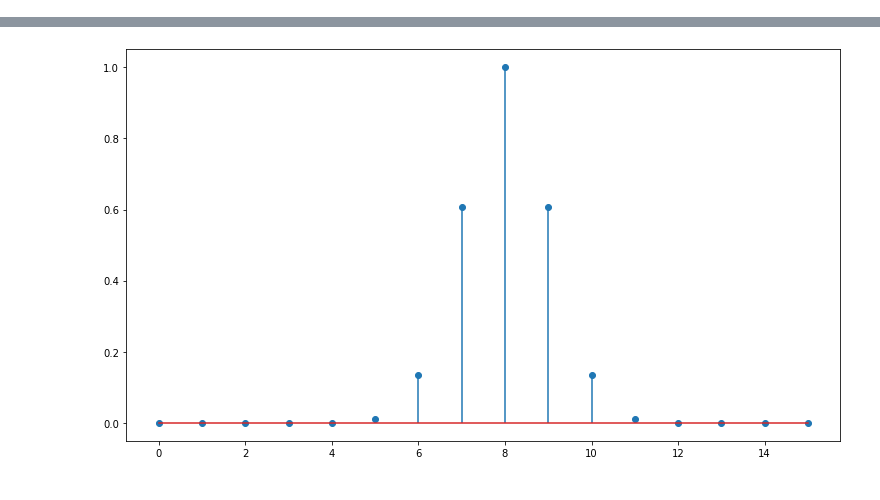
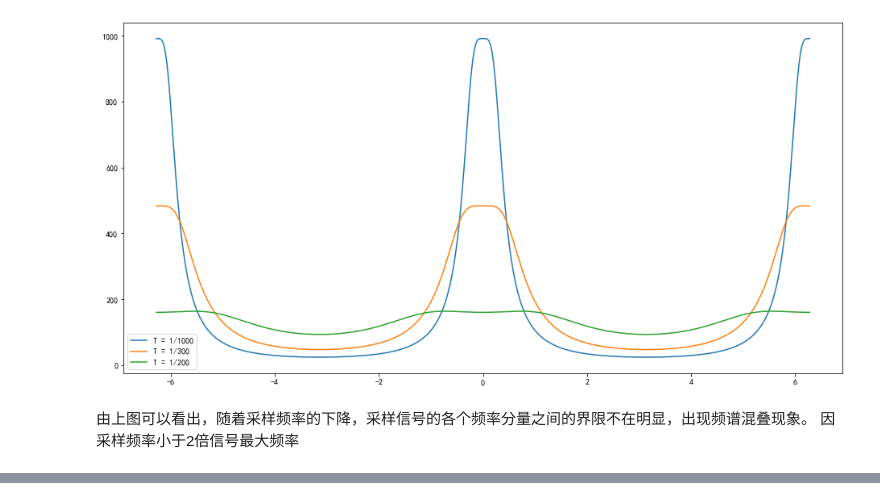
Before and after one commit to muzw/DSP_Lab, a Jupyter notebook: 课程实验/dsp_labs_mzw.ipynb, the cells around one changed output, grey strips where cells are left out. Saved outputs shown, nothing was run; the diff lists cells and outputs as text; code cells hidden in the pictures.

```diff
--- a/课程实验/dsp_labs_mzw.ipynb
+++ b/课程实验/dsp_labs_mzw.ipynb
@@ -2,9 +2,13 @@
 import numpy as np
 import matplotlib.pyplot as plt
 from scipy.fft import fft
+from scipy.signal import fftconvolve
 
-plt.rcParams['figure.figsize']=(12.8, 7.2)
+plt.rcParams['figure.figsize']=(20, 15)
 # 全局设置输出图片大小 1280 x 720 像素
+
+plt.rcParams["font.sans-serif"]=["SimHei"] #设置字体
+plt.rcParams["axes.unicode_minus"]=False #该语句解决图像中的“-”负号的乱码问题
 # %%
 def signal_sample(csignal, T, N):
     sample_signal = np.zeros(N,dtype='f')
@@ -95,3 +142,13 @@ draw_dtft(Xw)
+# %%
+plt.figure(figsize=(16, 8))
+draw_dtft(Xw1,'T = 1/1000')
+draw_dtft(Xw2,'T = 1/300')
+draw_dtft(Xw3,'T = 1/200')
+# %% [output]
+[figure, added]
+# %% [markdown]
+由上图可以看出，随着采样频率的下降，采样信号的各个频率分量之间的界限不在明显，出现频谱混叠现象。
+因采样频率小于2倍信号最大频率
 # %% [markdown]
 # 1.3.3   典型信号序列的特性分析
 ### 1.3.3.2 观察高斯序列的时域和频域特性
@@ -100,8 +157,3 @@ draw_dtft(Xw)
 def gauss_sequence(N,p,q):
     n = np.arange(N)
     return np.exp(-((n-p)**2)/q)
-# %%
-xaa = gauss_sequence(16,8,2)
-draw_dsignal(xaa)
-# %% [output]
-[figure, removed]
```
Also changed, not shown: parts of 65 cells of this notebook, 5 other files.
